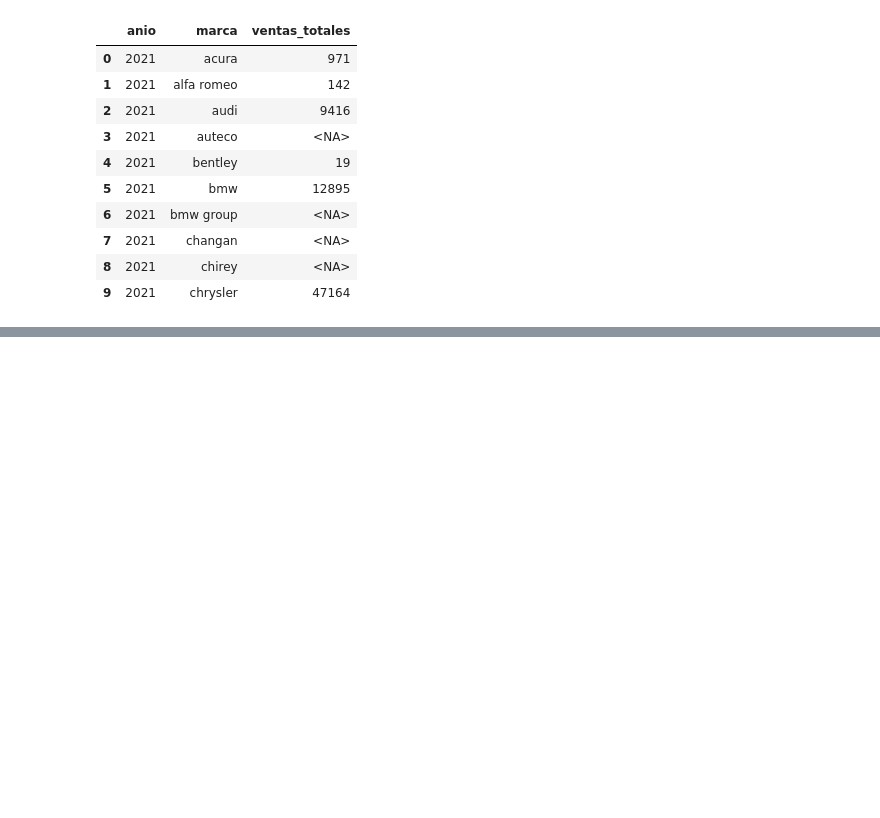
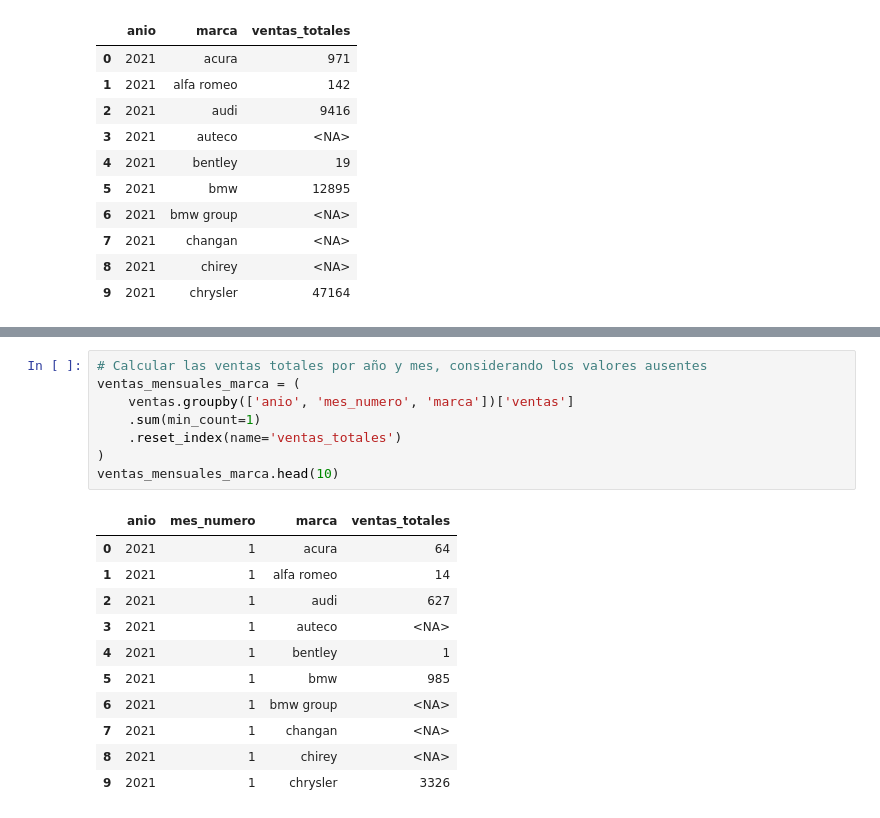
Before and after one commit to MarcoAnmain/Sprint_7_Project, a Jupyter notebook: notebooks/EDA.ipynb, the cells around one changed output, grey strips where cells are left out. Cells and saved outputs as stored; diff of their text form; blank space fills up the shorter version.

```diff
--- a/notebooks/EDA.ipynb
+++ b/notebooks/EDA.ipynb
@@ -212,0 +279,20 @@ import plotly.express as px
+# %%
+# Calcular las ventas totales por año y mes, considerando los valores ausentes
+ventas_mensuales_marca = (
+    ventas.groupby(['anio', 'mes_numero', 'marca'])['ventas']
+    .sum(min_count=1)
+    .reset_index(name='ventas_totales')
+)
+ventas_mensuales_marca.head(10)
+# %% [output]
+|  | anio | mes_numero | marca | ventas_totales |
+| 0 | 2021 | 1 | acura | 64 |
+| 1 | 2021 | 1 | alfa romeo | 14 |
+| 2 | 2021 | 1 | audi | 627 |
+| 3 | 2021 | 1 | auteco | <NA> |
+| 4 | 2021 | 1 | bentley | 1 |
+| 5 | 2021 | 1 | bmw | 985 |
+| 6 | 2021 | 1 | bmw group | <NA> |
+| 7 | 2021 | 1 | changan | <NA> |
+| 8 | 2021 | 1 | chirey | <NA> |
+| 9 | 2021 | 1 | chrysler | 3326 |
```
Also changed, not shown: parts of 9 cells of this notebook.
